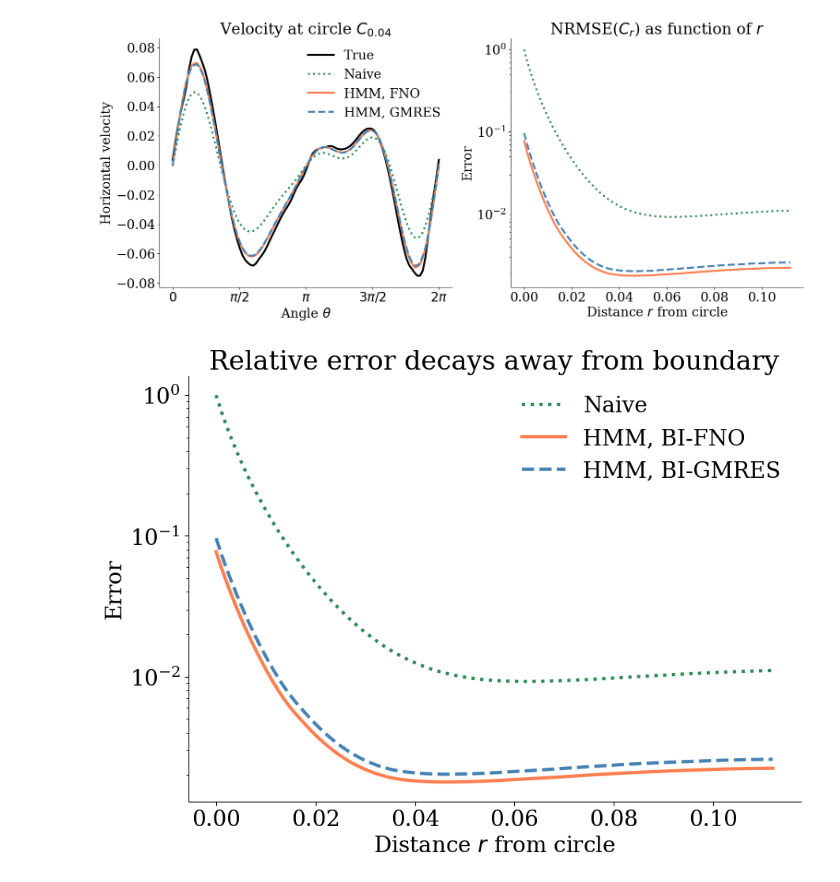
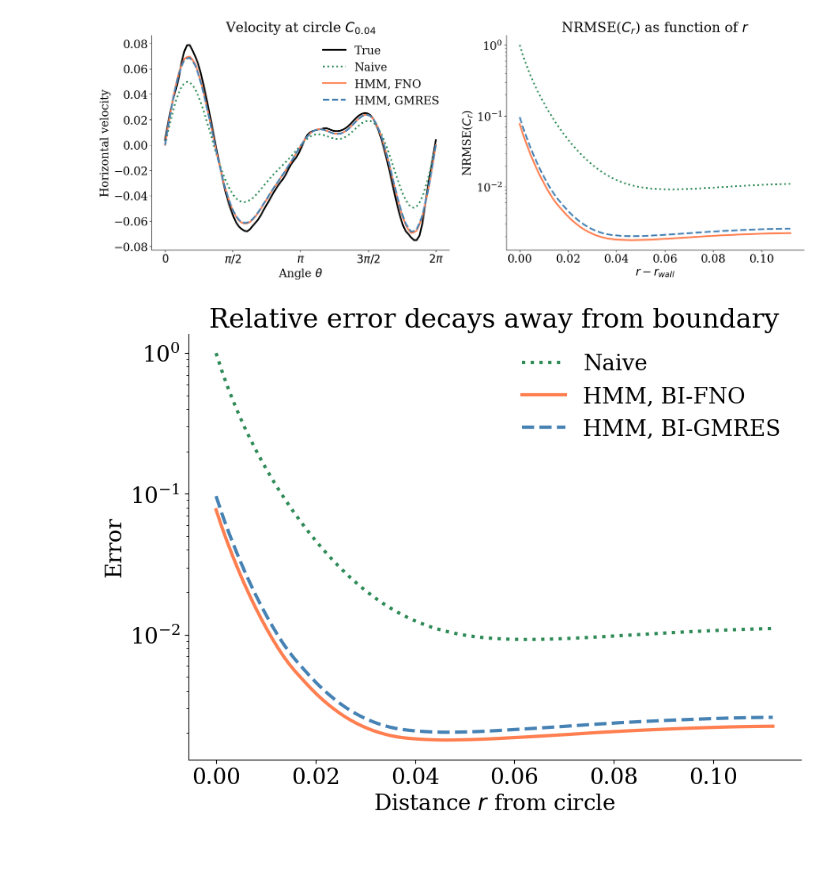
Before and after one commit to emastr/deep-micro-slip-model, a Jupyter notebook: notebooks/part30_paper_runs/hmm_fem/part33_article_plots.ipynb, the cells around one changed output. Cells and saved outputs as stored; diff of their text form; code cells hidden in the pictures; blank space fills up the shorter version.

Commit message:
new evaluation plots

```diff
--- a/notebooks/part30_paper_runs/hmm_fem/part33_article_plots.ipynb
+++ b/notebooks/part30_paper_runs/hmm_fem/part33_article_plots.ipynb
@@ -39,36 +39,37 @@ for key in methods.keys():
 
 plt.gca().spines['right'].set_visible(False)
 plt.gca().spines['top'].set_visible(False)
 
 plt.title("Velocity at circle $C_{0.04}$")
 plt.xlabel("Angle $\\theta$")
 plt.ylabel("Horizontal velocity")
 
 plt.xticks([0, np.pi/2, np.pi, 3*np.pi/2, 2*np.pi], [r"$0$", r"$\pi/2$", r"$\pi$", r"$3\pi/2$", r"$2\pi$"])
 
 plt.legend(frameon=False, loc='upper right')
 
 ax = plt.subplot(1,2,2)
 
 # Mean square Relative error as function of distance from circle
 
 distances = np.array([xlist[i][0]-xlist[0][0] for i in range(len(xlist))])
 errors = {key: np.array([np.mean((methods[key][i]-methods['True'][i])**2)/np.mean(methods['True'][i]**2) for i in range(len(xlist))]) for key in methods.keys()}
 
 plt.gca().spines['right'].set_visible(False)
 plt.gca().spines['top'].set_visible(False)
 
 for key in methods.keys():
     if key != "True":
         plt.plot(distances, errors[key], linestyle=styles[key], color=colors[key], label=key, linewidth=3)
 plt.title("NRMSE($C_r$) as function of $r$")
 plt.yscale('log')
-plt.xlabel("Distance $r$ from wall")
-plt.ylabel("Error")
+plt.xlabel("$r-r_{wall}$")
+plt.ylabel("NRMSE($C_r$)")
 #plt.legend(frameon=False)
+plt.tight_layout()
 plt.gcf().savefig(f"{figures_dir}cylinder_error_radial.pdf", bbox_inches='tight')
 # %% [output]
-[figure, old version]
+[figure, new version]
 # %%
 # Mean square Relative error as function of distance from circle
 
```
Also changed, not shown: 5 other files.
